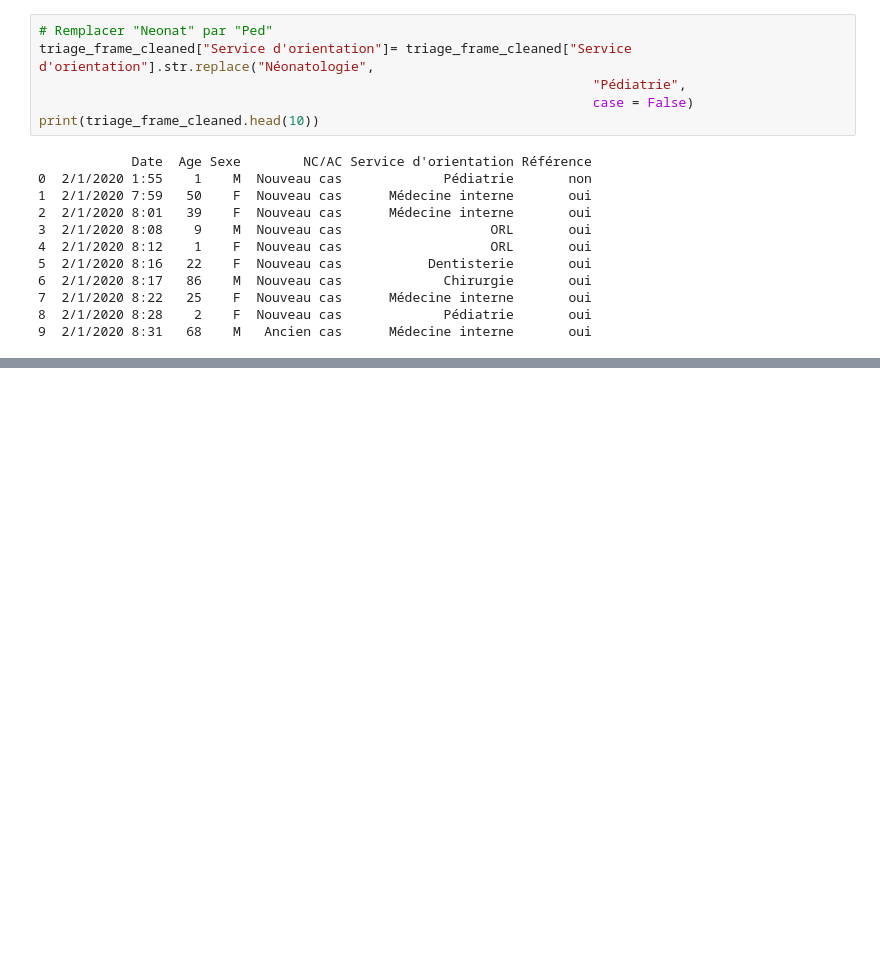
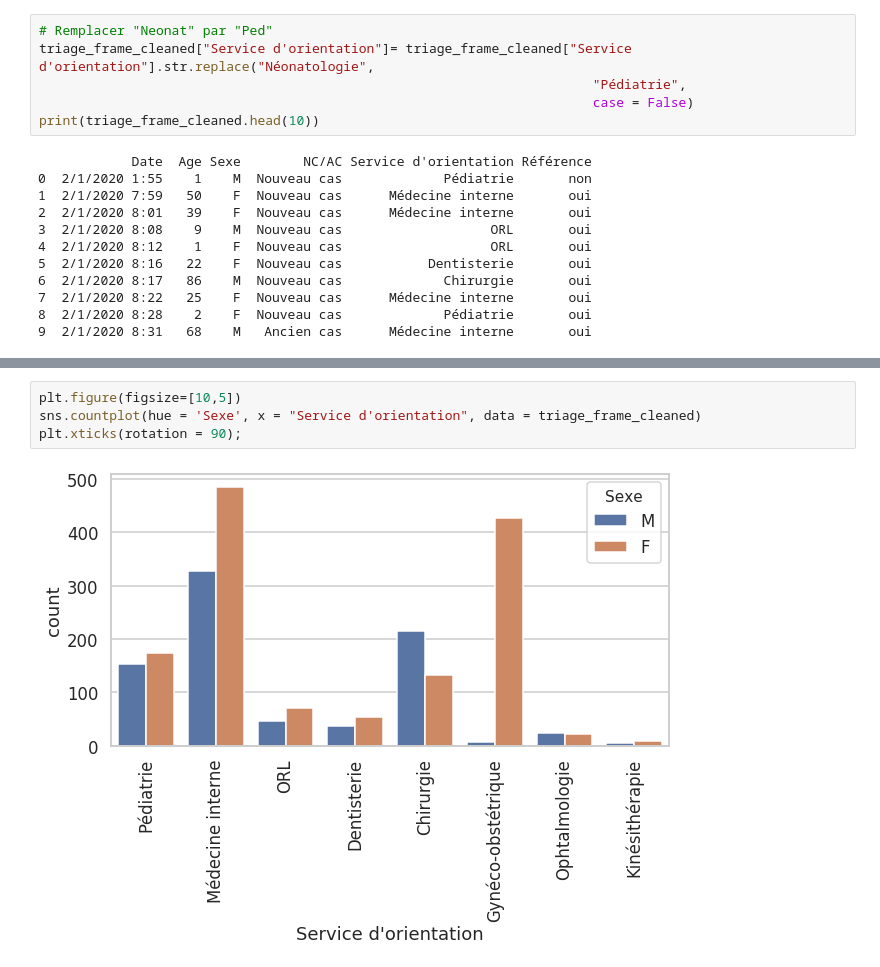
Before and after one commit to guillainbisimwa/hpnk-indicateurs, a Jupyter notebook: inducateur 1.ipynb, the cells around one changed output, grey strips where cells are left out. Saved outputs shown, nothing was run; the diff lists cells and outputs as text; blank space fills up the shorter version.

Commit message:
Classer selon le sexe

```diff
--- a/inducateur 1.ipynb
+++ b/inducateur 1.ipynb
@@ -89,0 +150,6 @@ triage_frame_cleaned["Service d'orientation"].value_counts().plot(kind='barh',fi
+# %%
+plt.figure(figsize=[10,5])
+sns.countplot(hue = 'Sexe', x = "Service d'orientation", data = triage_frame_cleaned)
+plt.xticks(rotation = 90);
+# %% [output]
+[figure, added]
```
Also changed, not shown: parts of 14 cells of this notebook.
